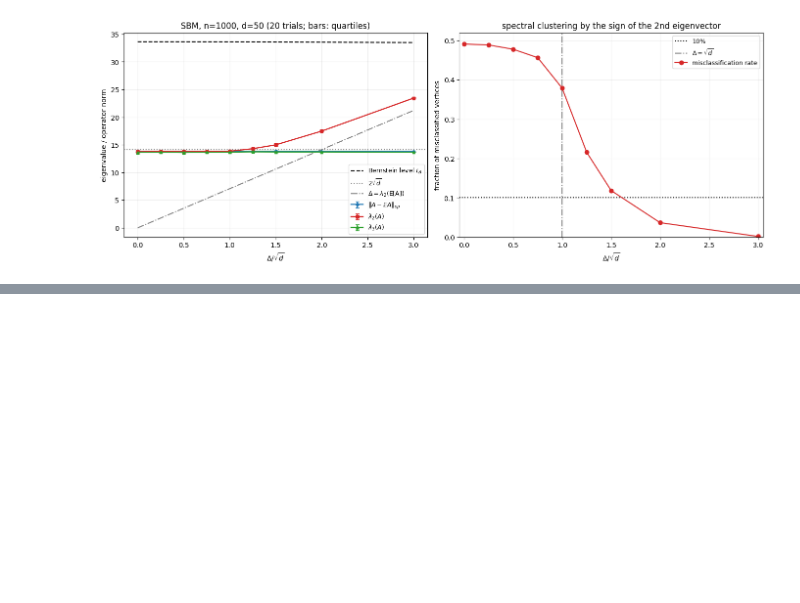
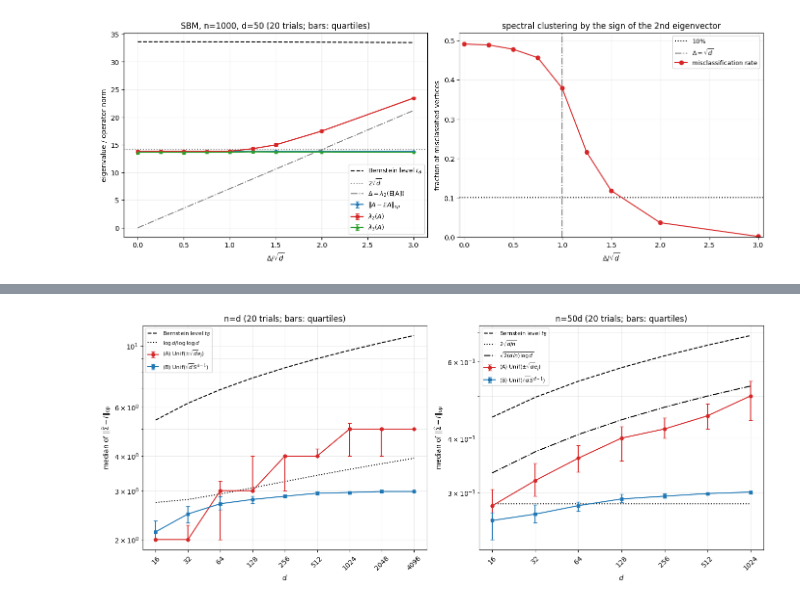
Before and after one commit to TangyKiwi/DSC-242, a Jupyter notebook: HW5/HW5.ipynb, the cells around one changed output, grey strips where cells are left out. Drawn from its saved outputs; the diff is of its cells as text; code cells hidden in the pictures; blank space fills up the shorter version.

```diff
--- a/HW5/HW5.ipynb
+++ b/HW5/HW5.ipynb
@@ -237,0 +371,37 @@ is sufficient but not necessary for spectral clsuetring to work.
+# %%
+fig, ax = plt.subplots(1, 2, figsize=(13.8, 5.6), layout='constrained')
+for a, regime in zip(ax, ('n=d', 'n=50d')):
+    sub = summary.loc[summary.regime == regime]
+    dims = np.sort(sub.d.unique())
+    n_vals = dims if regime == 'n=d' else 50 * dims
+    a.plot(dims, bernstein(dims, n_vals), linestyle='dashed',
+            label=r'Bernstein level $t_B$', color='black')
+    if regime == 'n=d':
+        a.plot(dims, np.log(dims)/np.log(np.log(dims)), linestyle='dotted',
+                label=r'$\log d/\log\log d$', color='black')
+    else:
+        a.plot(dims, 2*np.sqrt(dims/n_vals), linestyle='dotted',
+                label=r'$2\sqrt{d/n}$', color='black')
+        a.plot(dims, np.sqrt(2*(dims/n_vals)*np.log(dims)), linestyle='dashdot',
+                label=r'$\sqrt{2(d/n)\log d}$', color='black')
+    for dist, marker, label, color in (('Sparse', 'o', r'(A) Unif($\pm\sqrt{d}e_j$)',
+                                        'tab:red'), ('Spherical', 's', r'(B) Unif($\sqrt{d}S^{d-1}$)', 'tab:blue')):
+        dat = sub.loc[sub.distribution == dist].sort_values('d')
+        middle = dat['median'].to_numpy()
+        lower = middle - dat['q25'].to_numpy()
+        upper = dat['q75'].to_numpy() - middle
+        a.errorbar(dat.d.to_numpy(), middle, yerr=np.vstack([lower, upper]),
+                    marker=marker, capsize=3, lw=1.5, markersize=5,
+                    label=label, color=color)
+    a.set_xscale('log', base=2)
+    a.set_yscale('log')
+    a.set_xticks(dims)
+    a.set_xticklabels([str(int(x)) for x in dims], rotation=45)
+    a.set_xlabel('$d$')
+    a.set_ylabel(r'median of $\|\widehat\Sigma-I\|_{\mathrm{op}}$')
+    a.set_title(f'{regime} (20 trials; bars: quartiles)')
+    a.grid(True, alpha=.24, which='both')
+    a.legend(fontsize=8)
+plt.show()
+# %% [output]
+[figure, added]
```
Also changed, not shown: parts of 4 cells of this notebook, 6 other files.
